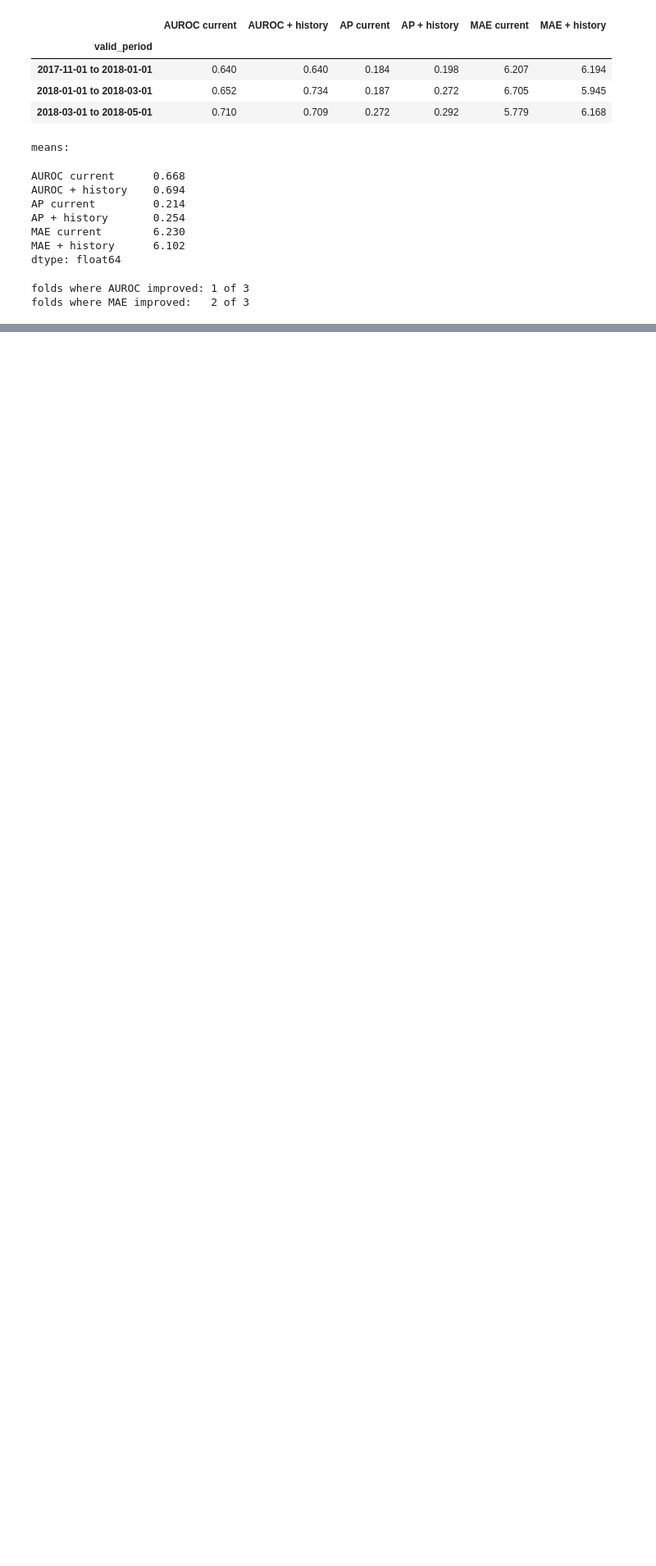
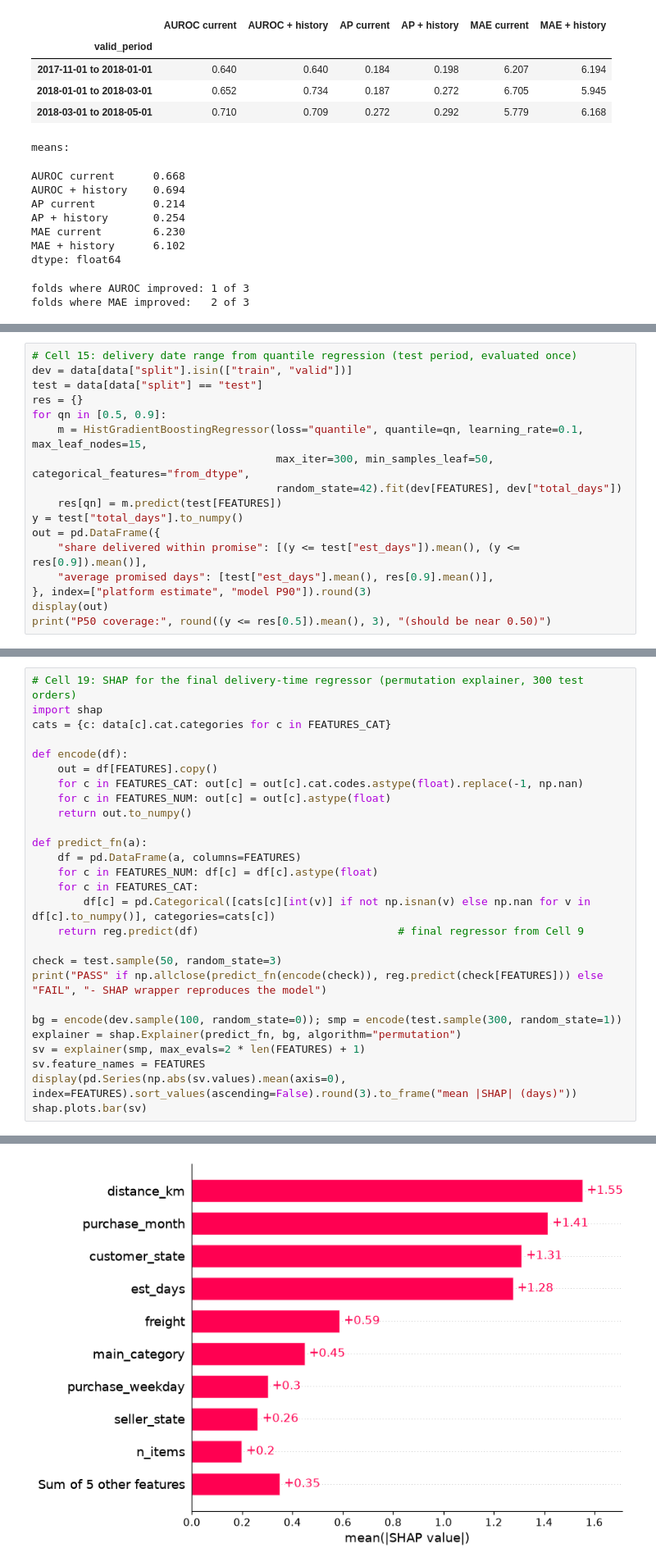
Before and after one commit to AmitKr-06/E-commerce-customer-analytics, a Jupyter notebook: notebooks/11_delivery_prediction_model.ipynb, the cells around one changed output, grey strips where cells are left out. Shown at 82% size. Saved outputs shown, nothing was run; the diff lists cells and outputs as text; blank space fills up the shorter version.

Commit message:
Delivery Prediction Model

```diff
--- a/notebooks/11_delivery_prediction_model.ipynb
+++ b/notebooks/11_delivery_prediction_model.ipynb
@@ -555,0 +595,17 @@ folds where MAE improved:   2 of 3
+# %%
+# Cell 15: delivery date range from quantile regression (test period, evaluated once)
+dev = data[data["split"].isin(["train", "valid"])]
+test = data[data["split"] == "test"]
+res = {}
+for qn in [0.5, 0.9]:
+    m = HistGradientBoostingRegressor(loss="quantile", quantile=qn, learning_rate=0.1, max_leaf_nodes=15,
+                                      max_iter=300, min_samples_leaf=50, categorical_features="from_dtype",
+                                      random_state=42).fit(dev[FEATURES], dev["total_days"])
+    res[qn] = m.predict(test[FEATURES])
+y = test["total_days"].to_numpy()
+out = pd.DataFrame({
+    "share delivered within promise": [(y <= test["est_days"]).mean(), (y <= res[0.9]).mean()],
+    "average promised days": [test["est_days"].mean(), res[0.9].mean()],
+}, index=["platform estimate", "model P90"]).round(3)
+display(out)
+print("P50 coverage:", round((y <= res[0.5]).mean(), 3), "(should be near 0.50)")
@@ -555,0 +718,28 @@ folds where MAE improved:   2 of 3
+# %%
+# Cell 19: SHAP for the final delivery-time regressor (permutation explainer, 300 test orders)
+import shap
+cats = {c: data[c].cat.categories for c in FEATURES_CAT}
+
+def encode(df):
+    out = df[FEATURES].copy()
+    for c in FEATURES_CAT: out[c] = out[c].cat.codes.astype(float).replace(-1, np.nan)
+    for c in FEATURES_NUM: out[c] = out[c].astype(float)
+    return out.to_numpy()
+
+def predict_fn(a):
+    df = pd.DataFrame(a, columns=FEATURES)
+    for c in FEATURES_NUM: df[c] = df[c].astype(float)
+    for c in FEATURES_CAT:
+        df[c] = pd.Categorical([cats[c][int(v)] if not np.isnan(v) else np.nan for v in df[c].to_numpy()], categories=cats[c])
+    return reg.predict(df)                               # final regressor from Cell 9
+
+check = test.sample(50, random_state=3)
+print("PASS" if np.allclose(predict_fn(encode(check)), reg.predict(check[FEATURES])) else "FAIL", "- SHAP wrapper reproduces the model")
+
+bg = encode(dev.sample(100, random_state=0)); smp = encode(test.sample(300, random_state=1))
+explainer = shap.Explainer(predict_fn, bg, algorithm="permutation")
+sv = explainer(smp, max_evals=2 * len(FEATURES) + 1)
+sv.feature_names = FEATURES
+display(pd.Series(np.abs(sv.values).mean(axis=0), index=FEATURES).sort_values(ascending=False).round(3).to_frame("mean |SHAP| (days)"))
+shap.plots.bar(sv)
+# %% [output]
@@ -555,0 +762 @@ folds where MAE improved:   2 of 3
+[figure, added]
```
Also changed, not shown: parts of 11 cells of this notebook.
